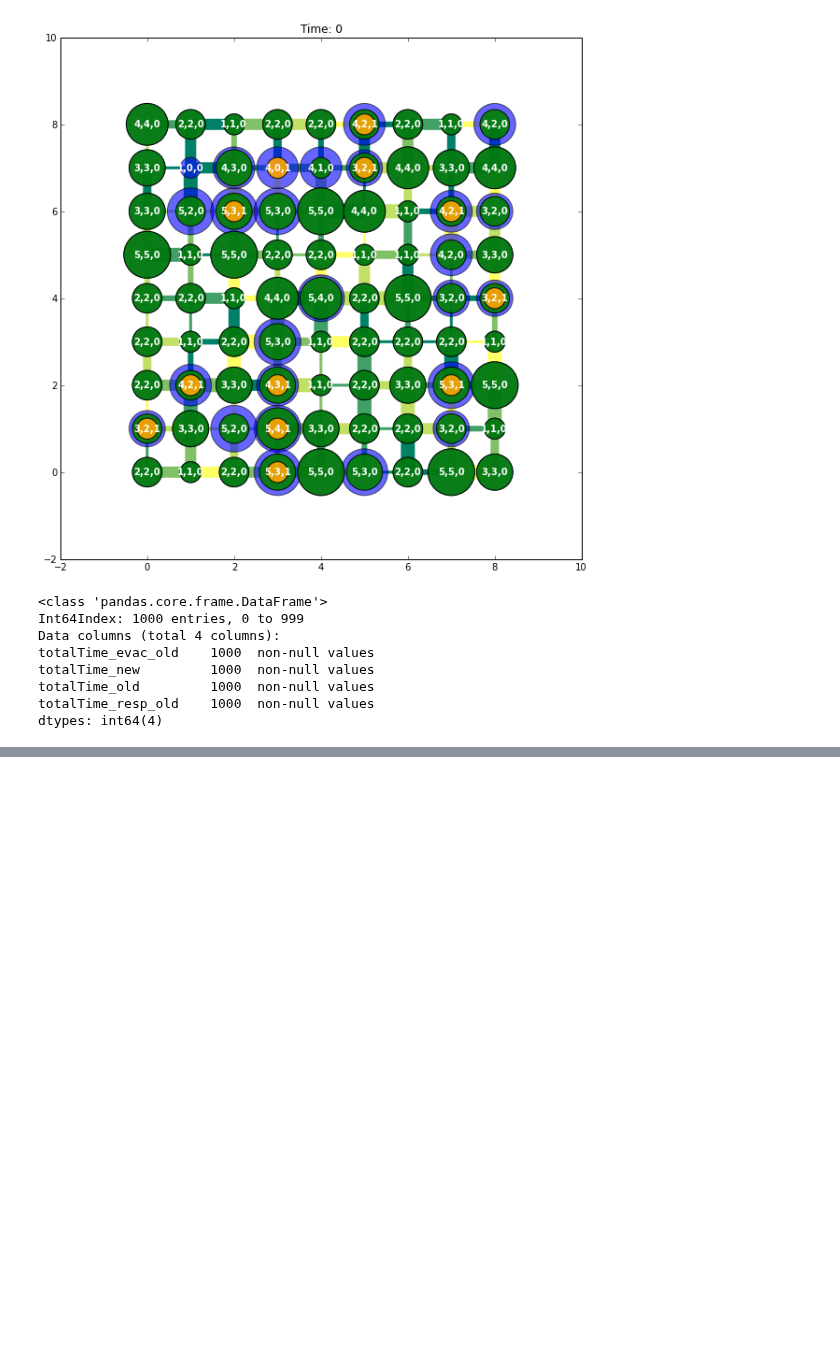
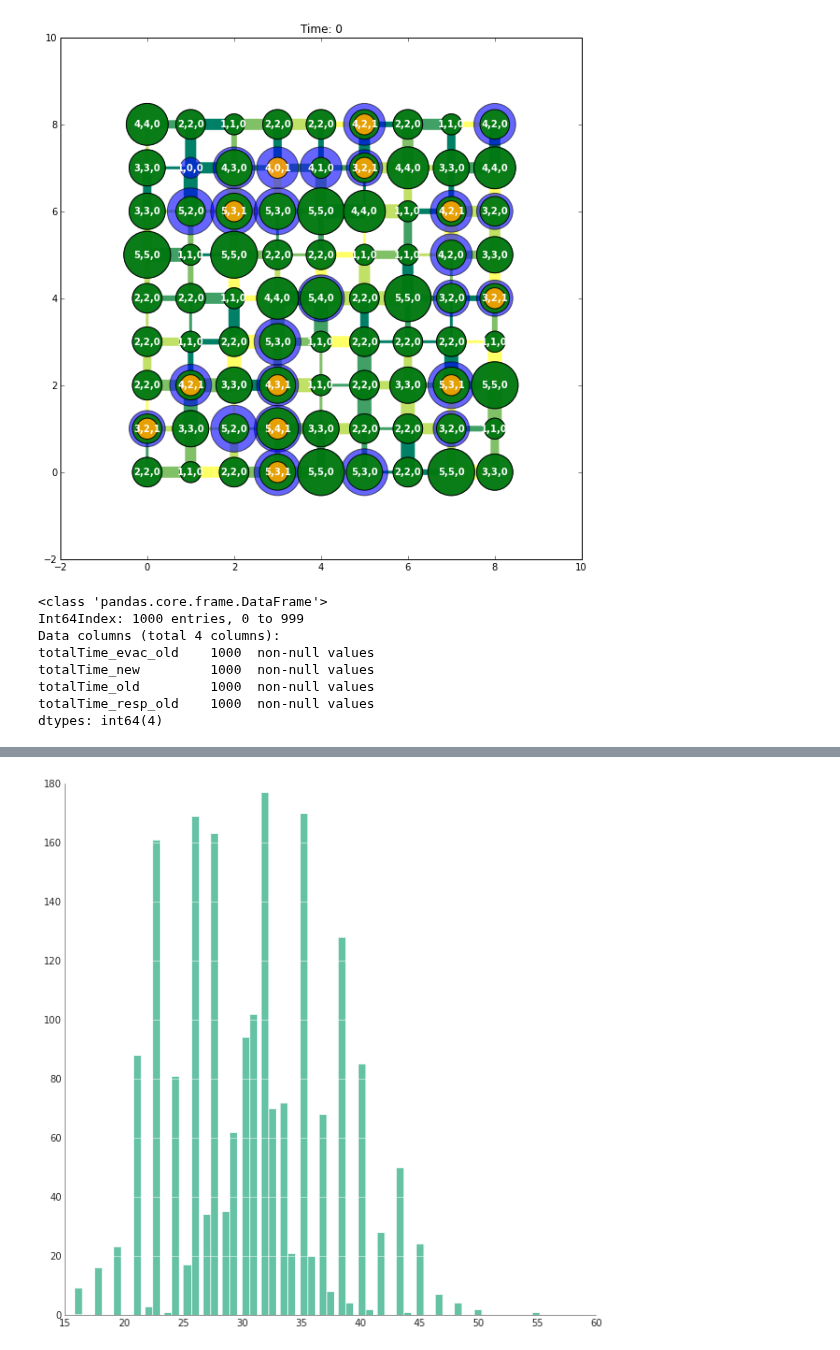
Before and after one commit to ruffsl/CS6601P1, a Jupyter notebook: Code/Python/Scrap_Work.ipynb, the cells around one changed output, grey strips where cells are left out. Drawn from its saved outputs; the diff is of its cells as text; code cells hidden in the pictures; blank space fills up the shorter version.

```diff
--- a/Code/Python/Scrap_Work.ipynb
+++ b/Code/Python/Scrap_Work.ipynb
@@ -585,0 +600,12 @@ array([[<matplotlib.axes.AxesSubplot object at 0x...>,
+# %%
+fig, ax = plt.subplots(1, figsize=(10,10))
+ppl.hist(ax,[dff['totalTime_old'],dff['totalTime_new']], bins=25,grid='y')
+plt.hold()
+
+#h = plt.findobj(gca,'Type')
+#display(h)
+#plt.set(h(1),'FaceColor','r','EdgeColor','k')
+
+plt.show()
+# %% [output]
+[figure, added]
```
Also changed, not shown: parts of 7 cells of this notebook, 4 other files.
